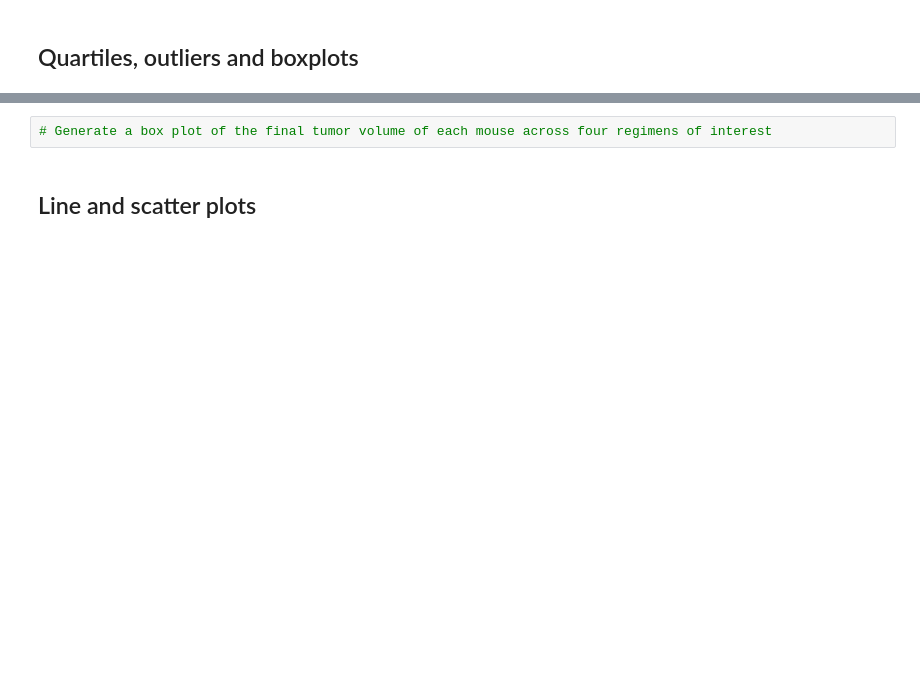
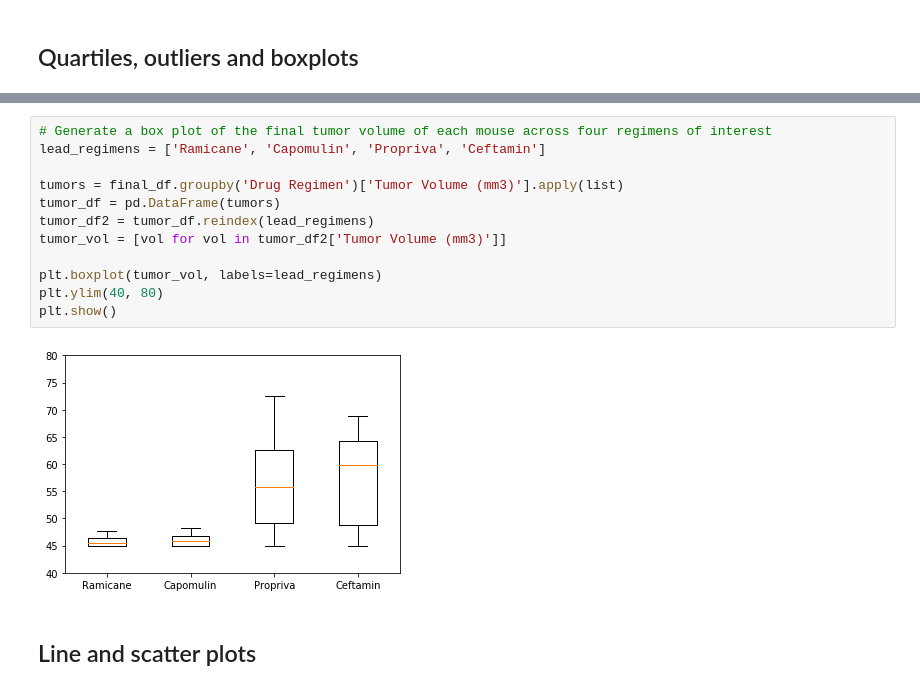
Before and after one commit to GJDoug/douglassMatplotlibChallenge, a Jupyter notebook: Pymaceuticals/pymaceuticals_starter.ipynb, the cells around one changed output, grey strips where cells are left out. Drawn from its saved outputs; the diff is of its cells as text; blank space fills up the shorter version.

```diff
--- a/Pymaceuticals/pymaceuticals_starter.ipynb
+++ b/Pymaceuticals/pymaceuticals_starter.ipynb
@@ -127,5 +215,17 @@ SyntaxError: invalid syntax (<ipython-input-152-f6ac6aff5578>, line 3)
 # %%
 # Generate a box plot of the final tumor volume of each mouse across four regimens of interest
+lead_regimens = ['Ramicane', 'Capomulin', 'Propriva', 'Ceftamin']
+
+tumors = final_df.groupby('Drug Regimen')['Tumor Volume (mm3)'].apply(list)
+tumor_df = pd.DataFrame(tumors)
+tumor_df2 = tumor_df.reindex(lead_regimens)
+tumor_vol = [vol for vol in tumor_df2['Tumor Volume (mm3)']]
+
+plt.boxplot(tumor_vol, labels=lead_regimens)
+plt.ylim(40, 80)
+plt.show()
+# %% [output]
+[figure, added]
 # %% [markdown]
 ## Line and scatter plots
 # %%
```
Also changed, not shown: parts of 22 cells of this notebook.
